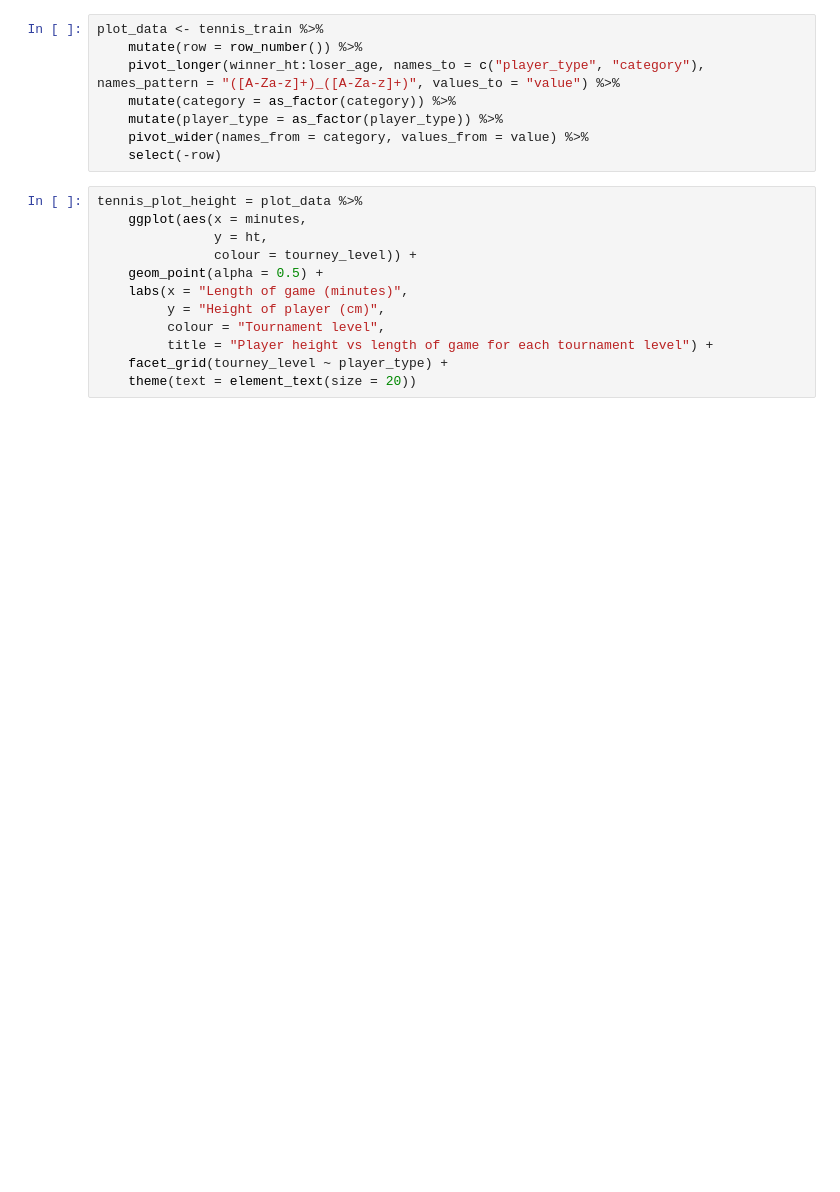
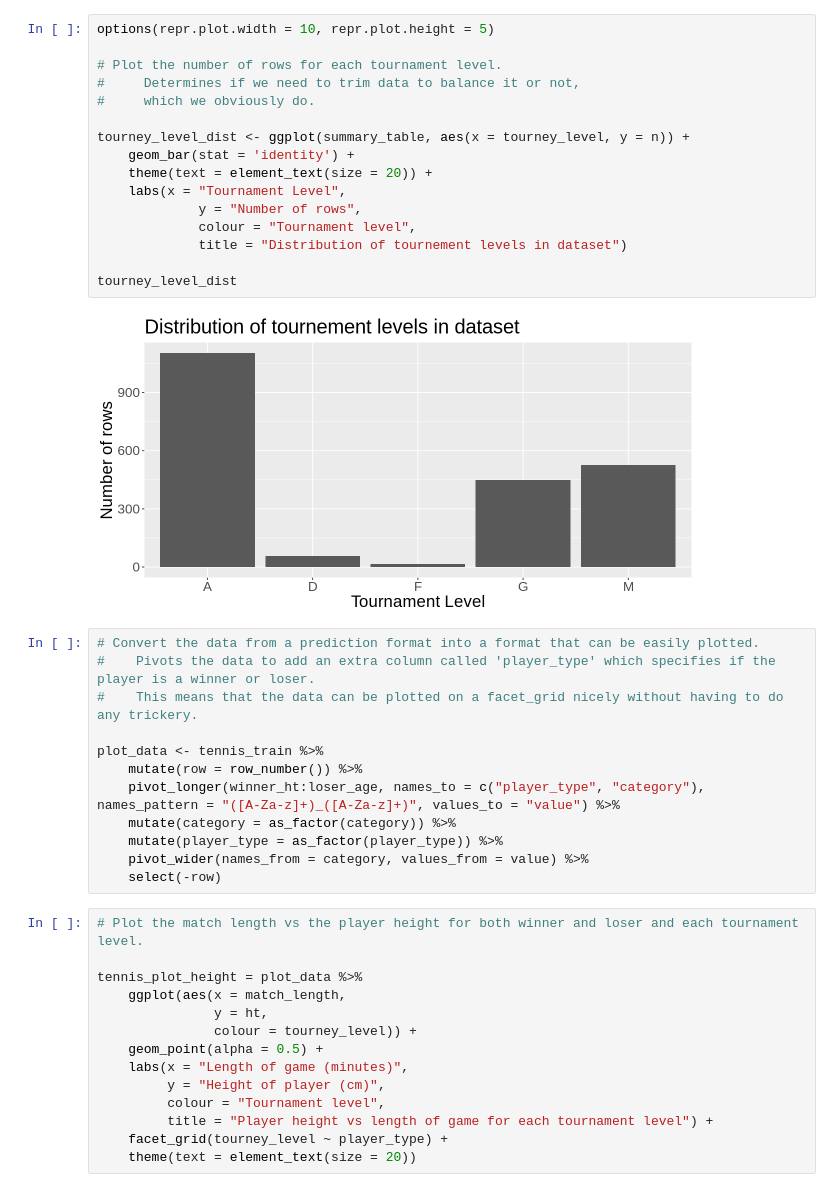
Before and after one commit to browningluke/ubc-dsci100-project, a Jupyter notebook: tennis.ipynb, the cells around one changed output. Cells and saved outputs as stored; diff of their text form; blank space fills up the shorter version.

```diff
--- a/tennis.ipynb
+++ b/tennis.ipynb
@@ -58,4 +102,26 @@ A tibble: 5 × 7
+# %%
+options(repr.plot.width = 10, repr.plot.height = 5)
+
+# Plot the number of rows for each tournament level.
+#     Determines if we need to trim data to balance it or not,
+#     which we obviously do.
+
+tourney_level_dist <- ggplot(summary_table, aes(x = tourney_level, y = n)) +
+    geom_bar(stat = 'identity') +
+    theme(text = element_text(size = 20)) +
+    labs(x = "Tournament Level",
+             y = "Number of rows",
+             colour = "Tournament level",
+             title = "Distribution of tournement levels in dataset")
+
+tourney_level_dist
+# %% [output]
+[figure, added]
 # %%
+# Convert the data from a prediction format into a format that can be easily plotted.
+#    Pivots the data to add an extra column called 'player_type' which specifies if the player is a winner or loser.
+#    This means that the data can be plotted on a facet_grid nicely without having to do any trickery.
+
 plot_data <- tennis_train %>%
     mutate(row = row_number()) %>%
     pivot_longer(winner_ht:loser_age, names_to = c("player_type", "category"), names_pattern = "([A-Za-z]+)_([A-Za-z]+)", values_to = "value") %>%
@@ -64,8 +130,10 @@ plot_data <- tennis_train %>%
     pivot_wider(names_from = category, values_from = value) %>%
     select(-row)
 # %%
+# Plot the match length vs the player height for both winner and loser and each tournament level.
+
 tennis_plot_height = plot_data %>%
-    ggplot(aes(x = minutes,
+    ggplot(aes(x = match_length,
                y = ht,
                colour = tourney_level)) +
     geom_point(alpha = 0.5) +
```
Also changed, not shown: parts of 10 cells of this notebook.
